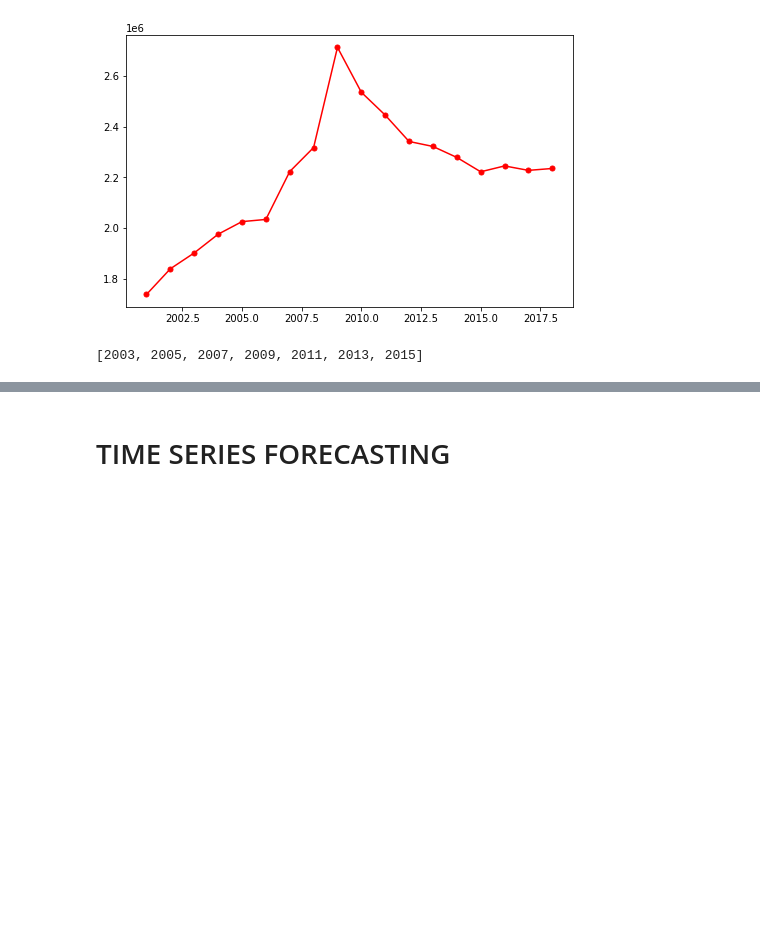
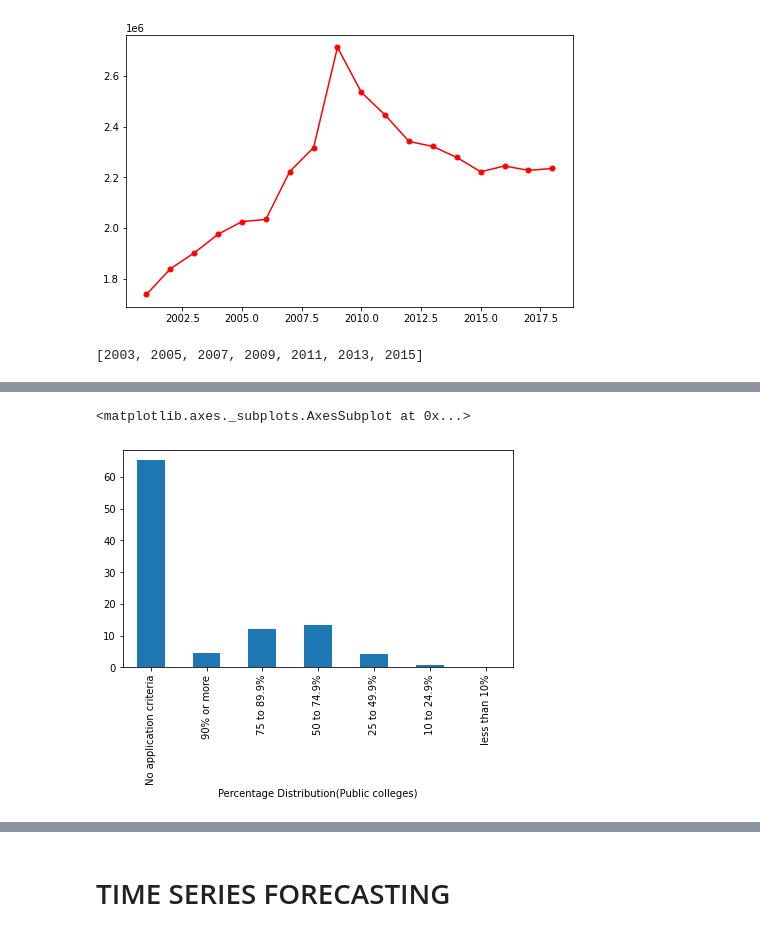
Before and after one commit to Vineet2107/HSO201_CourseProject, a Jupyter notebook: HSO_Arush.ipynb, the cells around one changed output, grey strips where cells are left out. Saved outputs shown, nothing was run; the diff lists cells and outputs as text; code cells hidden in the pictures; blank space fills up the shorter version.

```diff
--- a/HSO_Arush.ipynb
+++ b/HSO_Arush.ipynb
@@ -583,0 +628,7 @@ df
+# %%
+df9 = df1[df1.columns[3]]
+df9 = df9.astype('float')
+df9.plot(kind = 'bar', xlabel = 'Percentage Distribution(Public colleges)', figsize = (7,4))
+# %% [output]
+<matplotlib.axes._subplots.AxesSubplot at 0x...>
+[figure, added]
```
Also changed, not shown: parts of 7 cells of this notebook.
